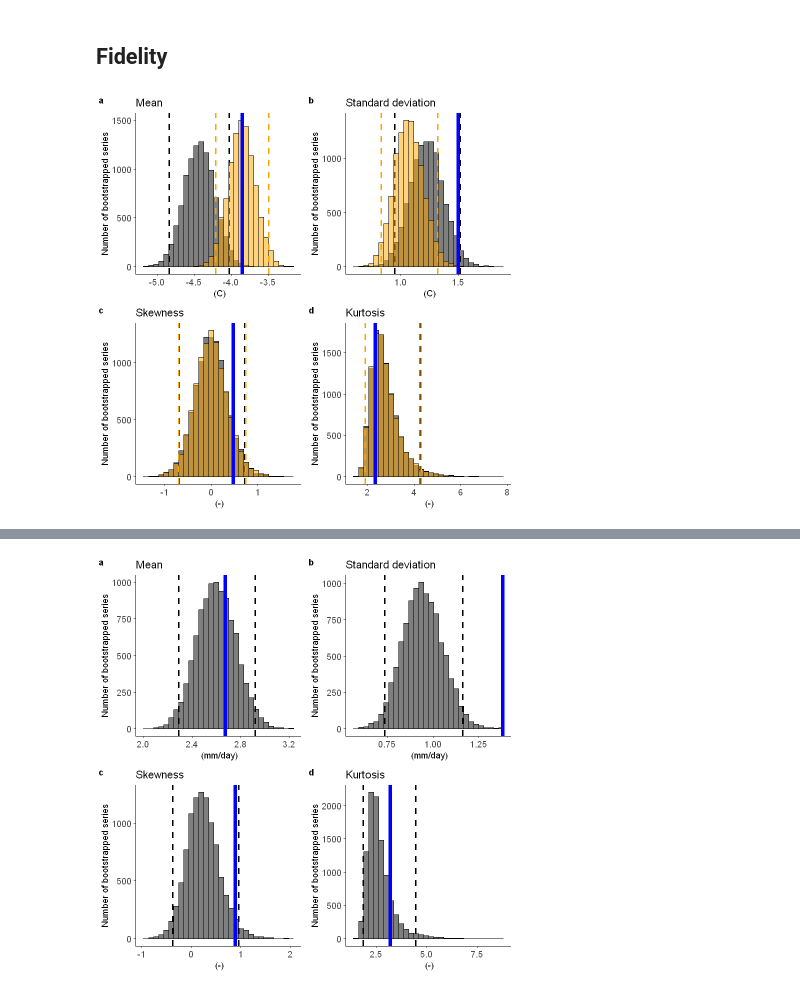
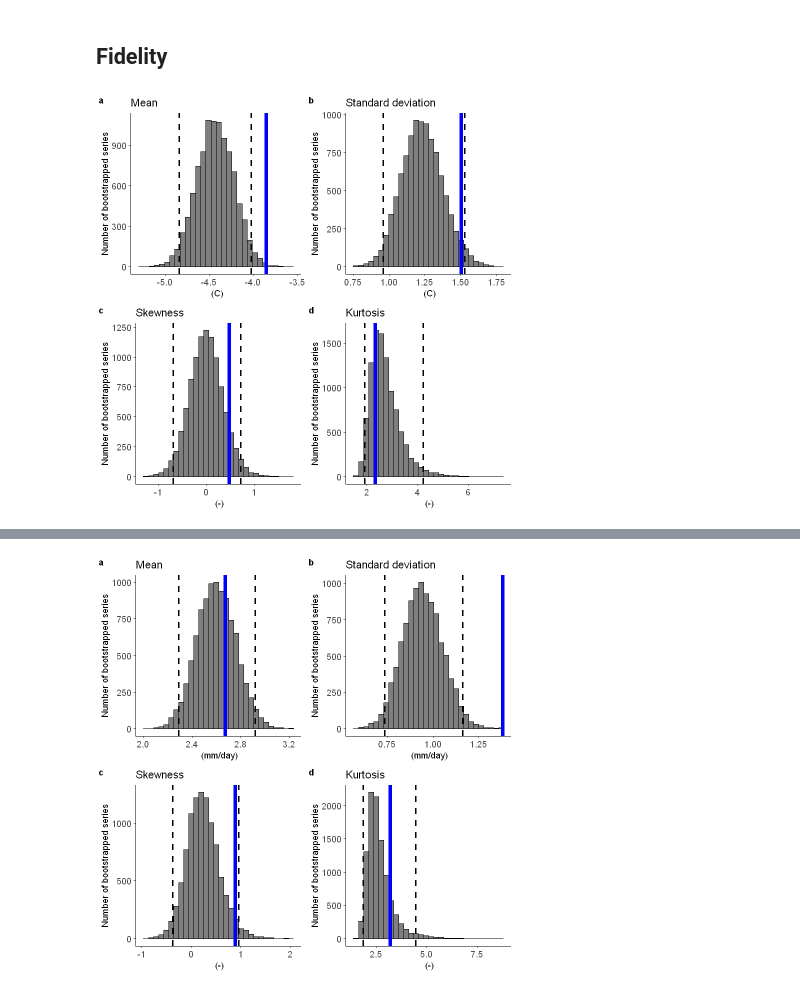
Before and after one commit to ECMWFCode4Earth/UNSEEN-open, a Jupyter notebook: doc/Notebooks/3.Evaluate/3.Evaluate.ipynb, the cells around one changed output, grey strips where cells are left out. Cells and saved outputs as stored; diff of their text form; code cells hidden in the pictures.

```diff
--- a/doc/Notebooks/3.Evaluate/3.Evaluate.ipynb
+++ b/doc/Notebooks/3.Evaluate/3.Evaluate.ipynb
@@ -225,9 +225,9 @@ Warning message:
 # %%
 fidelity_test(
     obs = ERA5_Siberia_events_zoomed_hindcast$t2m,
     ensemble = SEAS5_Siberia_events_zoomed_hindcast$t2m,
     units = 'C',
-    biascor = TRUE
+    biascor = FALSE
 )
 # %% [output]
-[figure, old version]
+[figure, new version]
```
Also changed, not shown: parts of 7 cells of this notebook.
